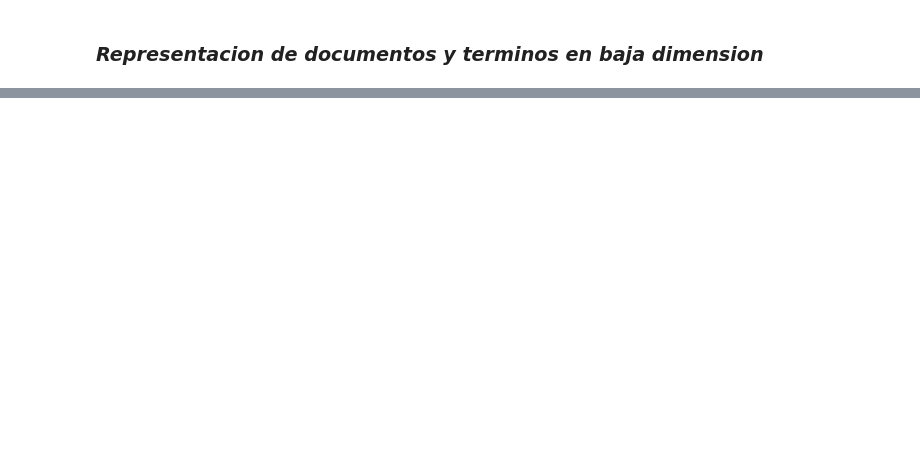
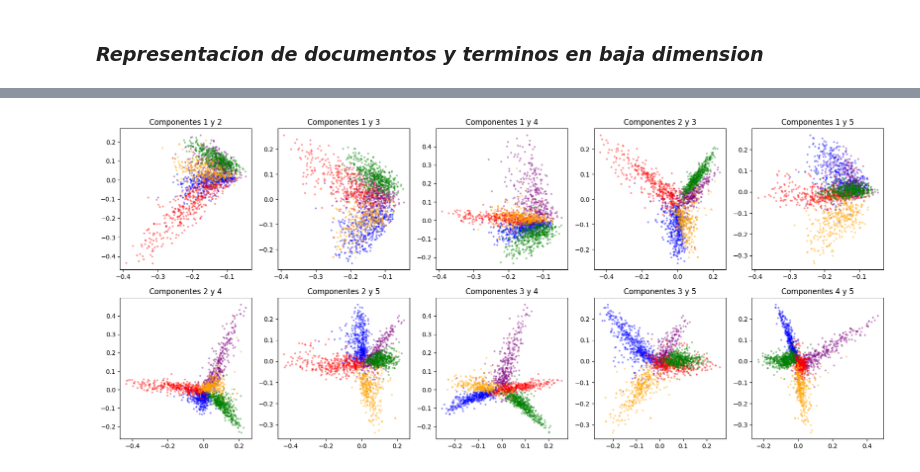
Before and after one commit to LmChicao/Proyecto-Computacional-IMT2230, a Jupyter notebook: jupyters/Cosas.ipynb, the cells around one changed output, grey strips where cells are left out. Saved outputs shown, nothing was run; the diff lists cells and outputs as text; code cells hidden in the pictures; blank space fills up the shorter version.

```diff
--- a/jupyters/Cosas.ipynb
+++ b/jupyters/Cosas.ipynb
@@ -372,0 +475,30 @@ Para retener el 90.0 % de la energia se necesitan k = 1337 componentes
+# %%
+ #V = Vt.T estos son los vectores singulares por la derecha
+pares = [(1, 2), (1, 3), (1, 4), (2, 3), (1, 5), (2, 4), (2,5), (3, 4), (3, 5), (4, 5)]
+
+fig, ejes = plt.subplots(2, 5, figsize=(22, 9))
+
+ejes = ejes.flatten()
+
+colores = {"business": "blue",
+           "entertainment": "purple",
+           "politics": "red",
+           "sport": "green",
+           "tech": "orange"}
+
+
+for n in range(len(pares)):
+    a = pares[n][0] - 1
+    b = pares[n][1] - 1
+
+    coord_a = s[a] * Vt[a, :]
+    coord_b = s[b] * Vt[b, :]
+
+    for c in colores:
+        mascara = categorias == c
+        ejes[n].scatter(coord_a[mascara], coord_b[mascara], s=5 ,alpha=0.3, color=colores[c], label=c)
+        # si le quitas el s=5 todo se ve dificil de ver pero se sigueentendiendo y el alpha es para poder visualizarlo un poco mejor
+        # si le reduces el alpha como hasta 0.3 se visualiza un poco mejor elcomo se relacionan los temas
+    ejes[n].set_title(f"Componentes {a + 1} y {b + 1}")
+# %% [output]
+[figure, added]
```
Also changed, not shown: parts of 14 cells of this notebook.
